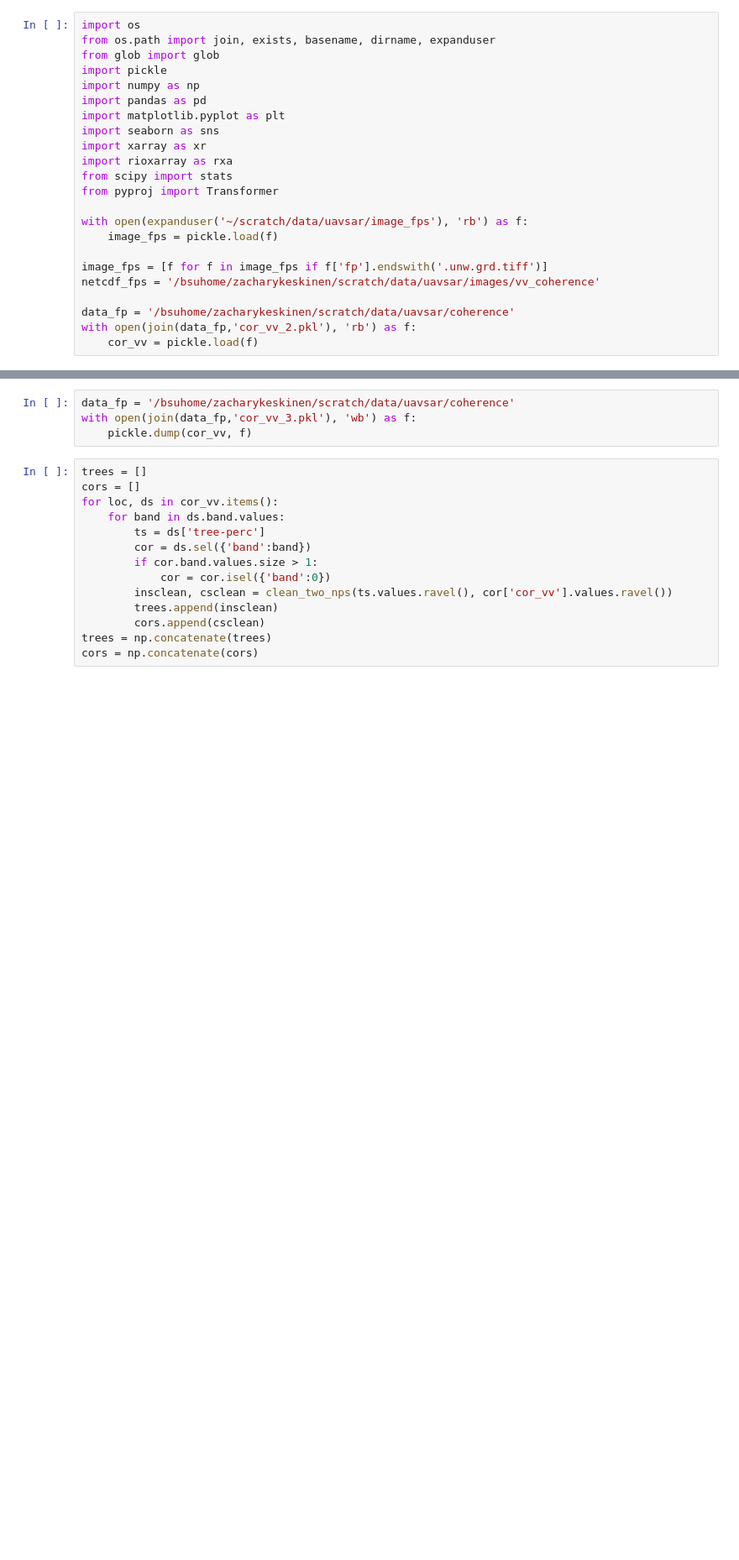
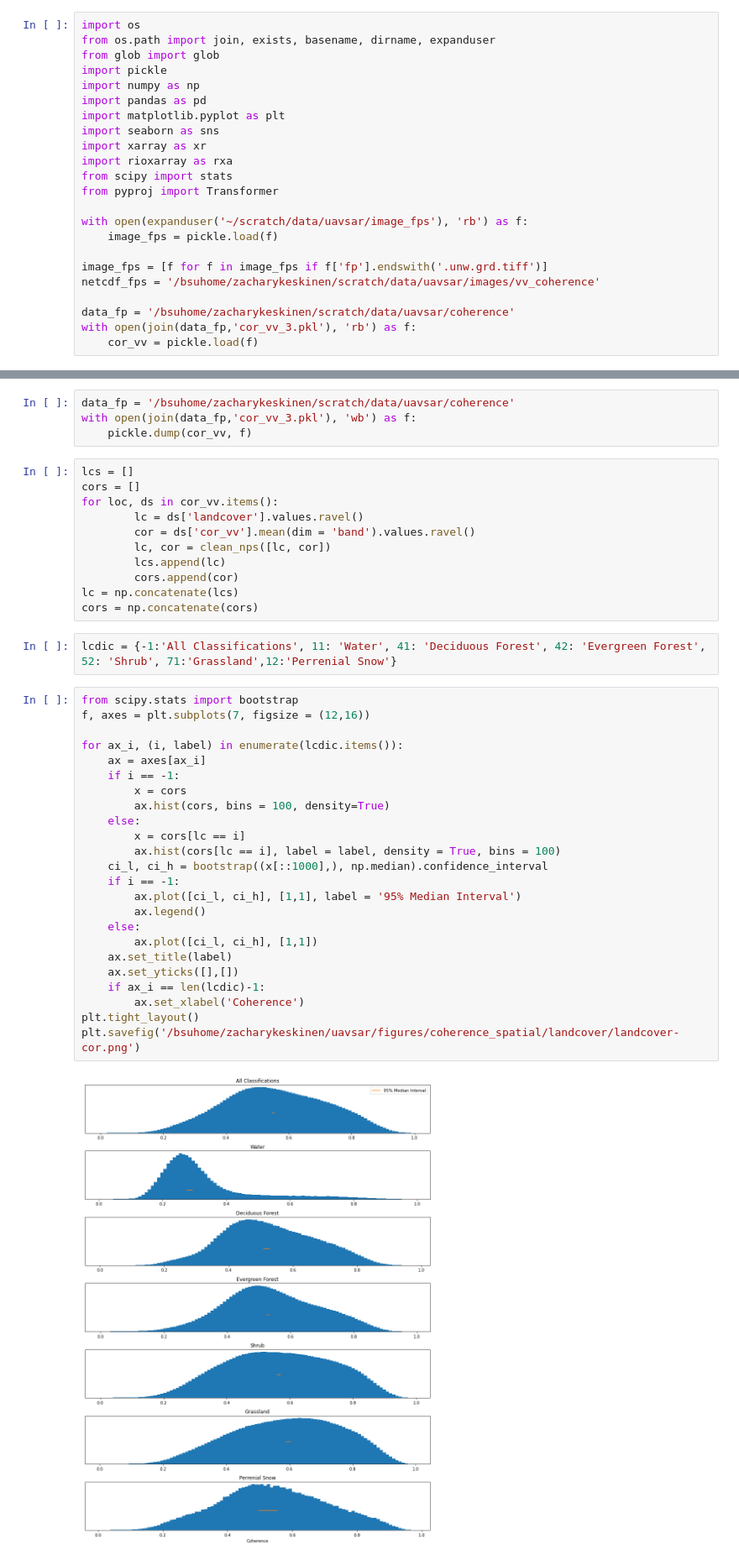
Before and after one commit to ZachHoppinen/uavsar, a Jupyter notebook: src/coherence/spatial_coherence/land-cover/land-cover.ipynb, the cells around one changed output, grey strips where cells are left out. Shown at 84% size. Cells and saved outputs as stored; diff of their text form; blank space fills up the shorter version.

```diff
--- a/src/coherence/spatial_coherence/land-cover/land-cover.ipynb
+++ b/src/coherence/spatial_coherence/land-cover/land-cover.ipynb
@@ -19,7 +19,7 @@ image_fps = [f for f in image_fps if f['fp'].endswith('.unw.grd.tiff')]
 netcdf_fps = '/bsuhome/zacharykeskinen/scratch/data/uavsar/images/vv_coherence'
 
 data_fp = '/bsuhome/zacharykeskinen/scratch/data/uavsar/coherence'
-with open(join(data_fp,'cor_vv_2.pkl'), 'rb') as f:
+with open(join(data_fp,'cor_vv_3.pkl'), 'rb') as f:
     cor_vv = pickle.load(f)
 # %%
 def clean_nps(arrs):
@@ -75,16 +75,41 @@ data_fp = '/bsuhome/zacharykeskinen/scratch/data/uavsar/coherence'
 with open(join(data_fp,'cor_vv_3.pkl'), 'wb') as f:
     pickle.dump(cor_vv, f)
 # %%
-trees = []
+lcs = []
 cors = []
 for loc, ds in cor_vv.items():
-    for band in ds.band.values:
-        ts = ds['tree-perc']
-        cor = ds.sel({'band':band})
-        if cor.band.values.size > 1:
-            cor = cor.isel({'band':0})
-        insclean, csclean = clean_two_nps(ts.values.ravel(), cor['cor_vv'].values.ravel())
-        trees.append(insclean)
-        cors.append(csclean)
-trees = np.concatenate(trees)
+        lc = ds['landcover'].values.ravel()
+        cor = ds['cor_vv'].mean(dim = 'band').values.ravel()
+        lc, cor = clean_nps([lc, cor])
+        lcs.append(lc)
+        cors.append(cor)
+lc = np.concatenate(lcs)
 cors = np.concatenate(cors)
+# %%
+lcdic = {-1:'All Classifications', 11: 'Water', 41: 'Deciduous Forest', 42: 'Evergreen Forest', 52: 'Shrub', 71:'Grassland',12:'Perrenial Snow'}
+# %%
+from scipy.stats import bootstrap
+f, axes = plt.subplots(7, figsize = (12,16))
+
+for ax_i, (i, label) in enumerate(lcdic.items()):
+    ax = axes[ax_i]
+    if i == -1:
+        x = cors
+        ax.hist(cors, bins = 100, density=True)
+    else:
+        x = cors[lc == i]
+        ax.hist(cors[lc == i], label = label, density = True, bins = 100)
+    ci_l, ci_h = bootstrap((x[::1000],), np.median).confidence_interval
+    if i == -1:
+        ax.plot([ci_l, ci_h], [1,1], label = '95% Median Interval')
+        ax.legend()
+    else:
+        ax.plot([ci_l, ci_h], [1,1])
+    ax.set_title(label)
+    ax.set_yticks([],[])
+    if ax_i == len(lcdic)-1:
+        ax.set_xlabel('Coherence')
+plt.tight_layout()
+plt.savefig('/bsuhome/zacharykeskinen/uavsar/figures/coherence_spatial/landcover/landcover-cor.png')
+# %% [output]
+[figure, added]
```
Also changed, not shown: parts of 9 cells of this notebook, 4 other files.
